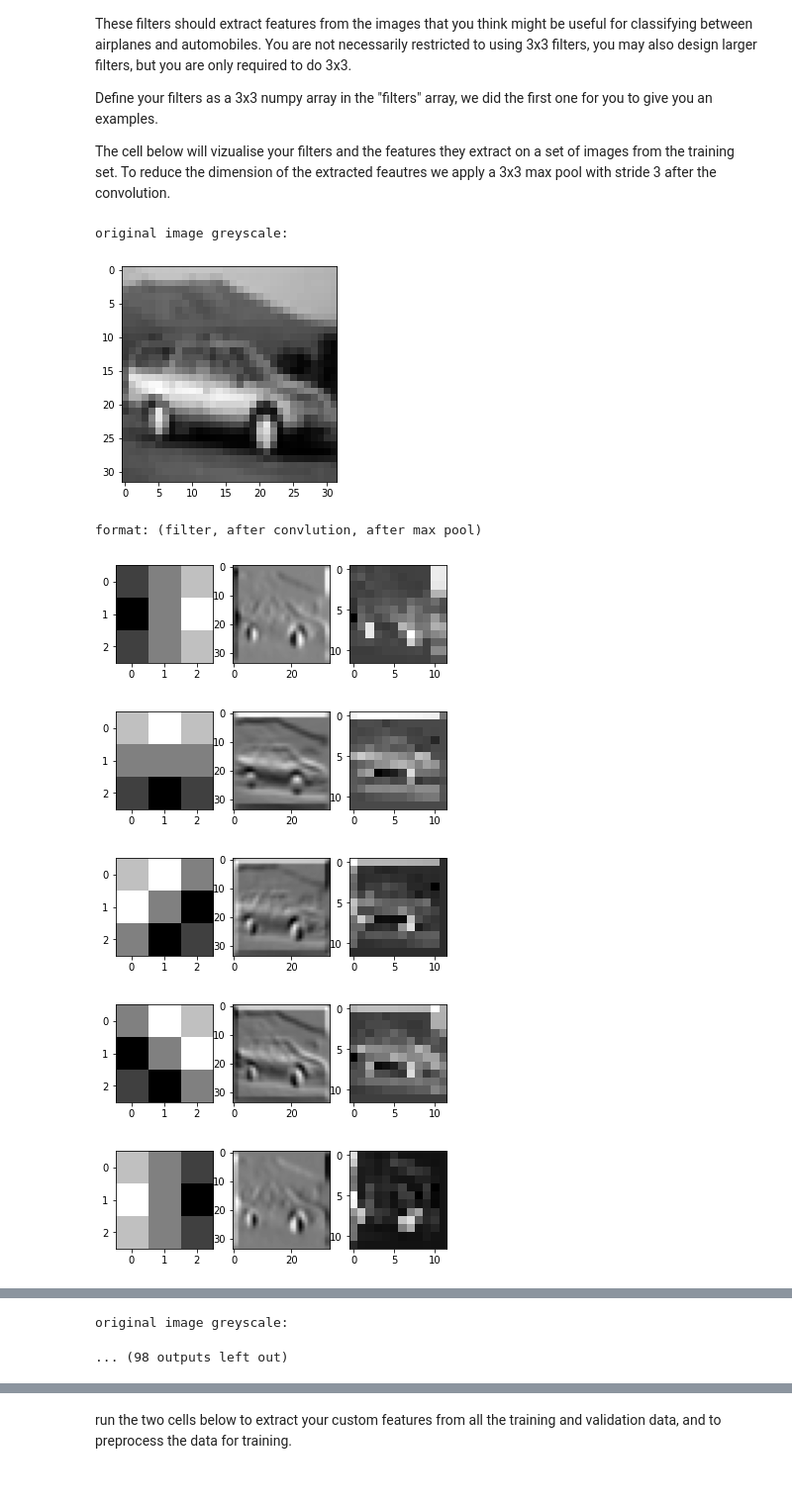
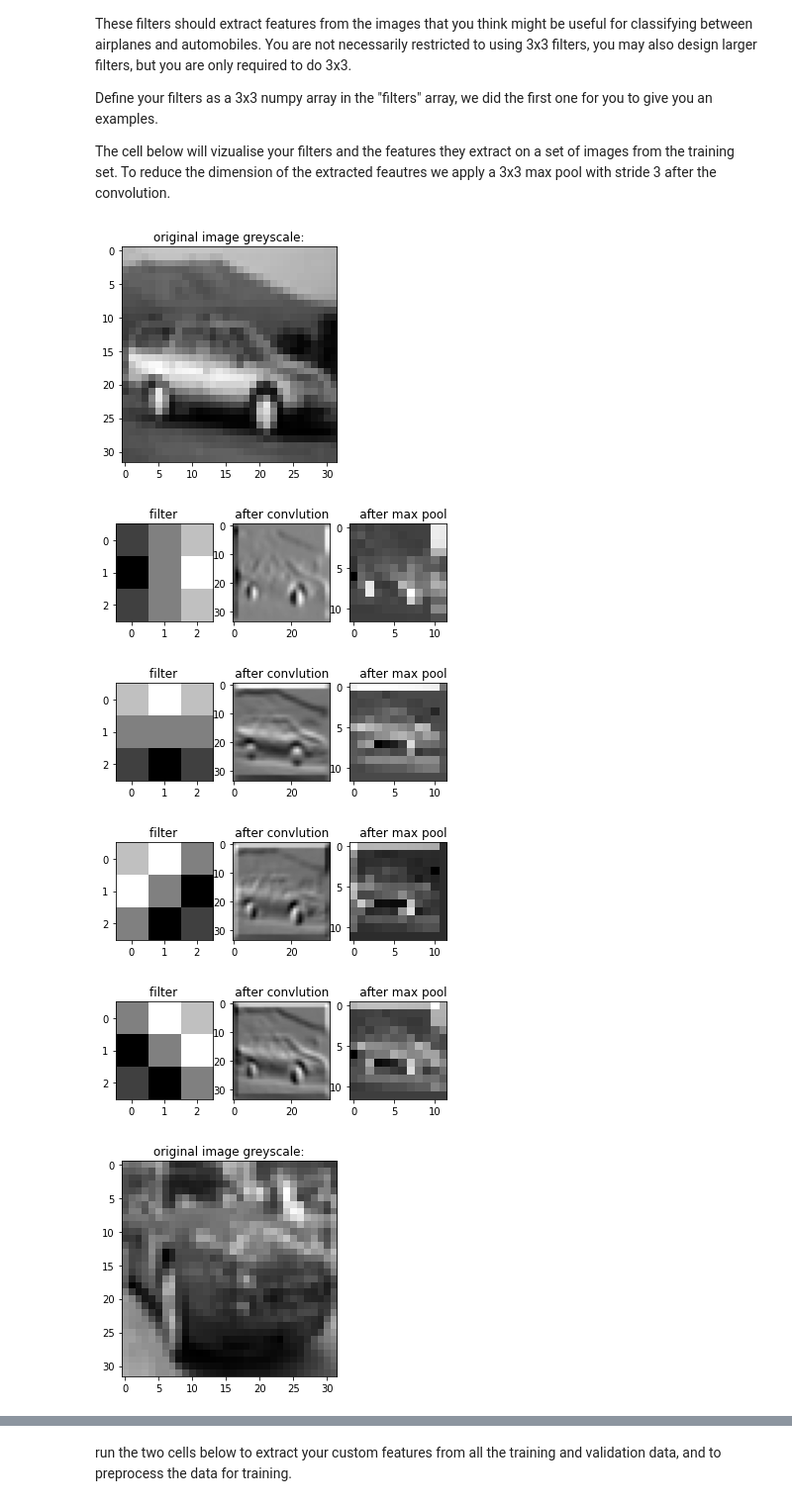
Before and after one commit to arnav-gudibande/project-t, a Jupyter notebook: project/problem1-solutions.ipynb, the cells around one changed output, grey strips where cells are left out. Shown at 99% size. Saved outputs shown, nothing was run; the diff lists cells and outputs as text; code cells hidden in the pictures.

```diff
--- a/project/problem1-solutions.ipynb
+++ b/project/problem1-solutions.ipynb
@@ -80,40 +80,38 @@ The cell below will vizualise your filters and the features they extract on a se
 def convolve(image, filter_):
     return scipy.signal.convolve2d(image, filter_)
 
 def maxpool(image, filter_size):
     return skimage.measure.block_reduce(image, filter_size, np.max)
 
 def rgb2gray(rgb):
     r, g, b = rgb[:,:,0], rgb[:,:,1], rgb[:,:,2]
     gray = 0.2989 * r + 0.5870 * g + 0.1140 * b
     return gray
 
 filters = [np.array([[-5.0, 0.0, 5.0], [-10.0, 0.0, 10.0], [-5.0, 0.0, 5.0]]),
            np.array([[5.0, 10.0, 5.0], [0.0, 0.0, 0.0], [-5.0, -10.0, -5.0]]),
            np.array([[5.0, 10.0, 0.0], [10.0, 0.0, -10.0], [0.0, -10.0, -5.0]]),
            np.array([[0.0, 10.0, 5.0], [-10.0, 0.0, 10.0], [-5.0, -10.0, 0.0]])]
 
 for i in range(10):
     norm_image = rgb2gray((train_images[i].permute(1, 2, 0) * 0.229) + 0.485)
-    print('original image greyscale:')
+    plt.title('original image greyscale:')
     plt.imshow(norm_image, cmap='gray')
     plt.show()
 
-    print('format: (filter, after convlution, after max pool)')
     for filter_ in filters:
         conved = convolve(norm_image, filter_)
         max_pooled = maxpool(conved, (3, 3))
         fig, (ax1, ax2, ax3) = plt.subplots(1, 3)
         ax1.imshow((filter_ - np.min(filter_)) / (np.max(filter_) - np.min(filter_)), cmap='gray')
+        plt.title('filter               after convlution        after max pool', loc='right')
         ax2.imshow(conved, cmap='gray')
         ax3.imshow(max_pooled, cmap='gray')
         plt.show()
 # %% [output]
-original image greyscale:
-[figure, old version]
+[figure, new version]
-format: (filter, after convlution, after max pool)
-[figure, old version]
+[figure, new version]
-[figure, old version]
+[figure, new version]
-[figure, old version]
+[figure, new version]
-[figure, old version]
+[figure, new version]
-[figure, old version]
+[figure, new version]
@@ -123,2 +120,0 @@ format: (filter, after convlution, after max pool)
-original image greyscale:
-... (98 outputs left out)
```
Also changed, not shown: parts of 1 cell of this notebook, 1 other file.
